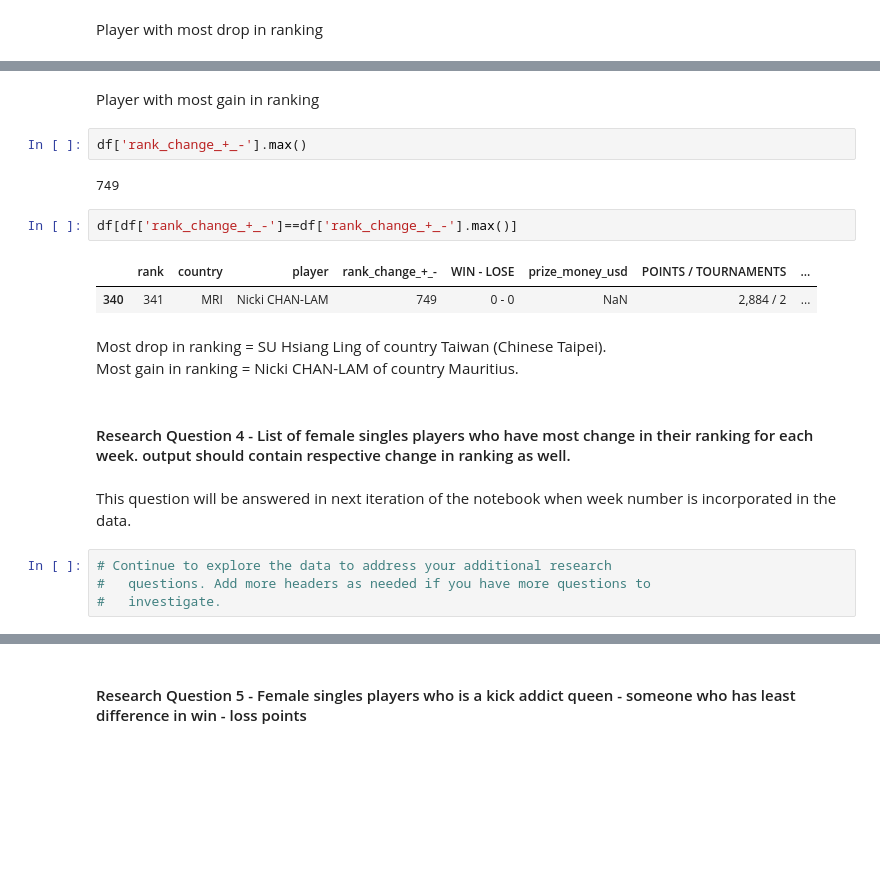
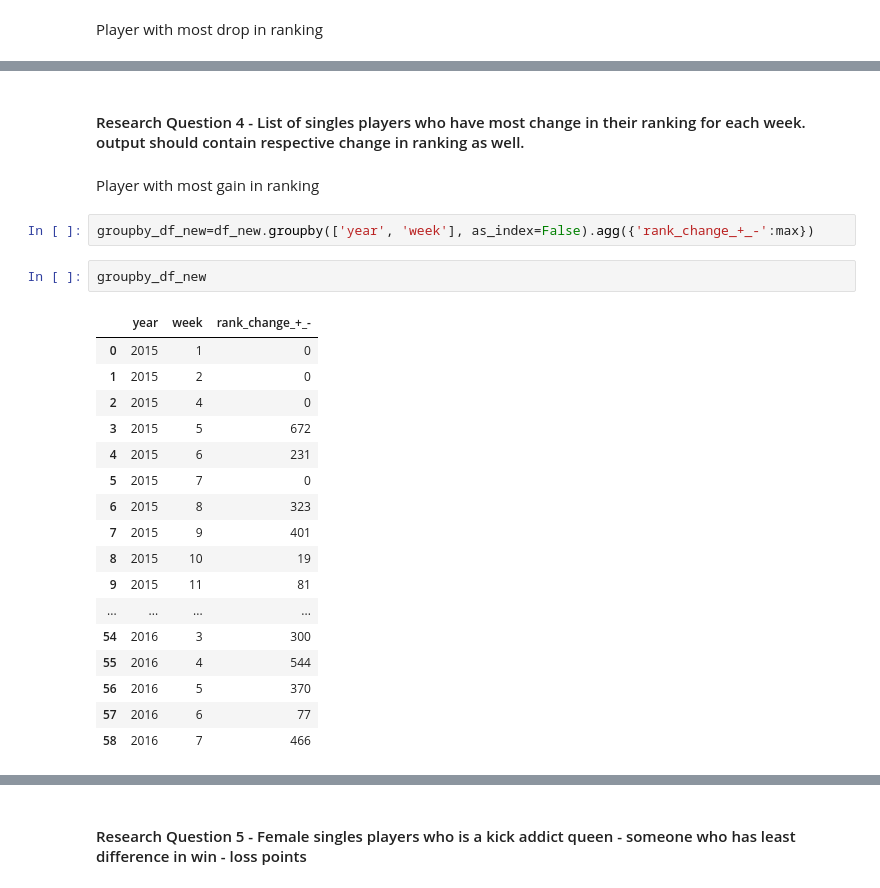
Before and after one commit to sdaphtardar/bwf-data, a Jupyter notebook: Data_Analysis_BWF-data.ipynb, the cells around one changed output, grey strips where cells are left out. Saved outputs shown, nothing was run; the diff lists cells and outputs as text; blank space fills up the shorter version.

Commit message:
Answered questions related to finding players with most gain and drop per year and week

```diff
--- a/Data_Analysis_BWF-data.ipynb
+++ b/Data_Analysis_BWF-data.ipynb
@@ -852,22 +877,26 @@ df[df['rank_change_+_-']==df['rank_change_+_-'].min()]
+# %% [markdown]
+#### Research Question 4 -  List of singles players who have most change in their ranking for each week. output should contain respective change in ranking as well.
 # %% [markdown]
 Player with most gain in ranking
-# %%
-df['rank_change_+_-'].max()
-# %% [output]
-749
-# %%
-df[df['rank_change_+_-']==df['rank_change_+_-'].max()]
-# %% [output]
-|  | rank | country | player | rank_change_+_- | WIN - LOSE | prize_money_usd | POINTS / TOURNAMENTS | ... |
-| 340 | 341 | MRI | Nicki CHAN-LAM | 749 | 0 - 0 | NaN | 2,884 / 2 | ... |
-# %% [markdown]
-Most drop in ranking = SU Hsiang Ling of country Taiwan (Chinese Taipei).
-<br> Most gain in ranking = Nicki CHAN-LAM of country Mauritius.
-# %% [markdown]
-#### Research Question 4 -  List of female singles players who have most change in their ranking for each week. output should contain respective change in ranking as well.
-# %% [markdown]
-This question will be answered in next iteration of the notebook when week number is incorporated in the data.
-# %%
-# Continue to explore the data to address your additional research
-#   questions. Add more headers as needed if you have more questions to
-#   investigate.
+# %%
+groupby_df_new=df_new.groupby(['year', 'week'], as_index=False).agg({'rank_change_+_-':max})
+# %%
+groupby_df_new
+# %% [output]
+|  | year | week | rank_change_+_- |
+| 0 | 2015 | 1 | 0 |
+| 1 | 2015 | 2 | 0 |
+| 2 | 2015 | 4 | 0 |
+| 3 | 2015 | 5 | 672 |
+| 4 | 2015 | 6 | 231 |
+| 5 | 2015 | 7 | 0 |
+| 6 | 2015 | 8 | 323 |
+| 7 | 2015 | 9 | 401 |
+| 8 | 2015 | 10 | 19 |
+| 9 | 2015 | 11 | 81 |
+| ... | ... | ... | ... |
+| 54 | 2016 | 3 | 300 |
+| 55 | 2016 | 4 | 544 |
+| 56 | 2016 | 5 | 370 |
+| 57 | 2016 | 6 | 77 |
+| 58 | 2016 | 7 | 466 |
```
Also changed, not shown: parts of 16 cells of this notebook.
